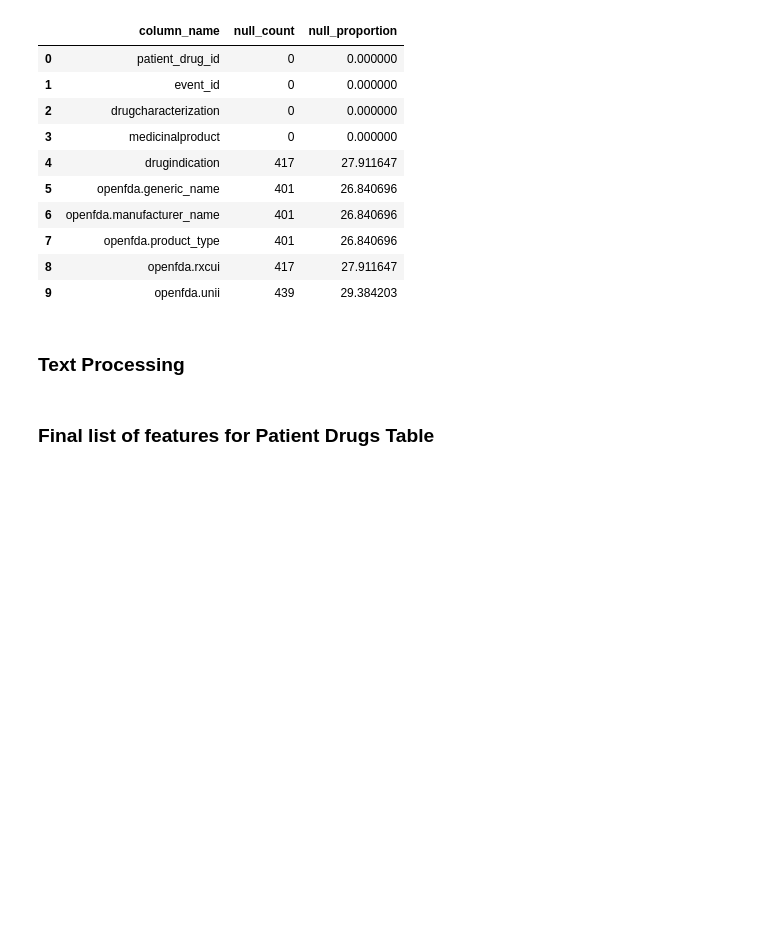
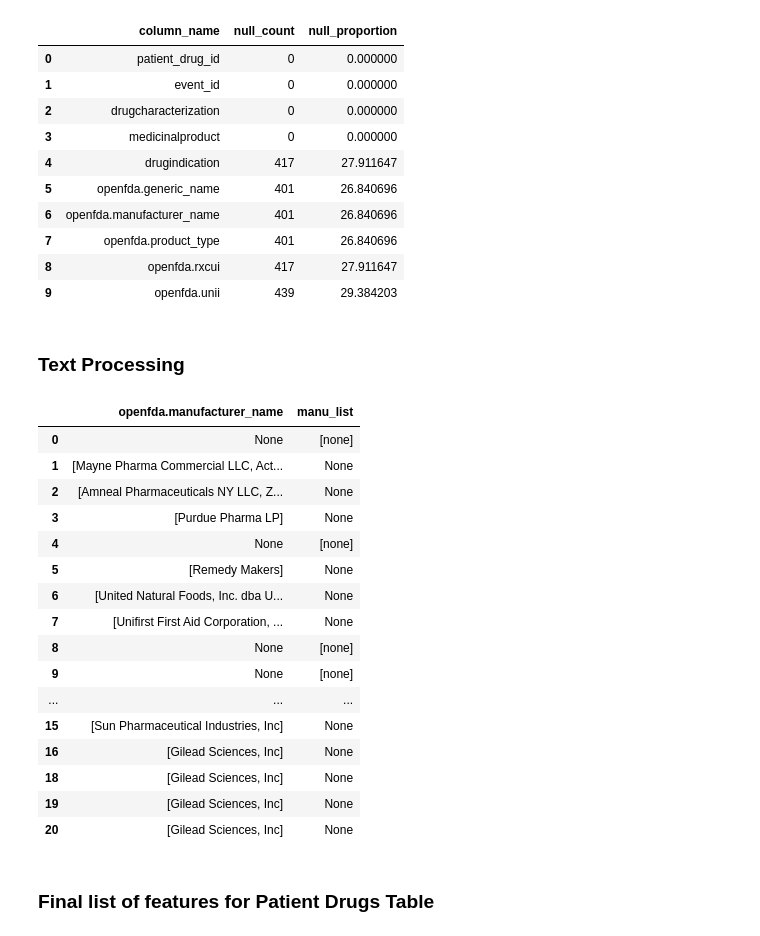
Before and after one commit to teamlunarlanding/Pharma-Drug-Surveillance, a Jupyter notebook: DataProcessing.ipynb, the cells around one changed output. Drawn from its saved outputs; the diff is of its cells as text; code cells hidden in the pictures; blank space fills up the shorter version.

Commit message:
ManuClean_Init

```diff
--- a/DataProcessing.ipynb
+++ b/DataProcessing.ipynb
@@ -1446,3 +1465,5 @@ patient_drugs_table_nan_info
 | 9 | openfda.unii | 439 | 29.384203 |
 # %% [markdown]
 ### Text Processing
+# %%
+patient_drugs_table['openfda.manufacturer_name'] = patient_drugs_table['openfda.manufacturer_name'].replace({pd.NA: 'None'})
@@ -1449,3 +1518,52 @@ patient_drugs_table_nan_info
+# %%
+# Function to clean text as per the new requirements
+def clean_manufacturer_text(text):
+    if isinstance(text, str):
+        # Remove the words "inc" and "llc" ignoring case
+        text = re.sub(r'\b(?:inc|llc)\b', '', text, flags=re.IGNORECASE)
+
+        # Remove all spaces and replace with dashes
+        text = text.replace(' ', '-')
+
+        # Tokenize text by splitting on commas
+        tokens = text.split(',')
+
+        # Convert all tokens to lowercase
+        tokens = [token.lower() for token in tokens]
+
+        # If the resulting token list is empty, assign pd.NA
+        if not tokens:
+            return pd.NA
+
+        return tokens
+    else:
+        return pd.NA
+# %%
+# Apply the clean_text function
+patient_drugs_table['manu_list'] = patient_drugs_table['openfda.manufacturer_name'].apply(clean_manufacturer_text)
+# %%
+# Apply the count_unique_tokens function
+patient_drugs_table['manu_num'] = patient_drugs_table['manu_list'].apply(lambda x: len(x))
+# %%
+patient_drugs_table[['openfda.manufacturer_name', 'manu_list']].head(20)
+# %% [output]
+|  | openfda.manufacturer_name | manu_list |
+| 0 | None | [none] |
+| 1 | [Mayne Pharma Commercial LLC, Act... | None |
+| 2 | [Amneal Pharmaceuticals NY LLC, Z... | None |
+| 3 | [Purdue Pharma LP] | None |
+| 4 | None | [none] |
+| 5 | [Remedy Makers] | None |
+| 6 | [United Natural Foods, Inc. dba U... | None |
+| 7 | [Unifirst First Aid Corporation, ... | None |
+| 8 | None | [none] |
+| 9 | None | [none] |
+| ... | ... | ... |
+| 15 | [Sun Pharmaceutical Industries, Inc] | None |
+| 16 | [Gilead Sciences, Inc] | None |
+| 18 | [Gilead Sciences, Inc] | None |
+| 19 | [Gilead Sciences, Inc] | None |
+| 20 | [Gilead Sciences, Inc] | None |
 # %%
 # Define text columns
 object_columns = patient_drugs_table.select_dtypes(include=['object']).columns
```
Also changed, not shown: parts of 21 cells of this notebook, 2 other files.
